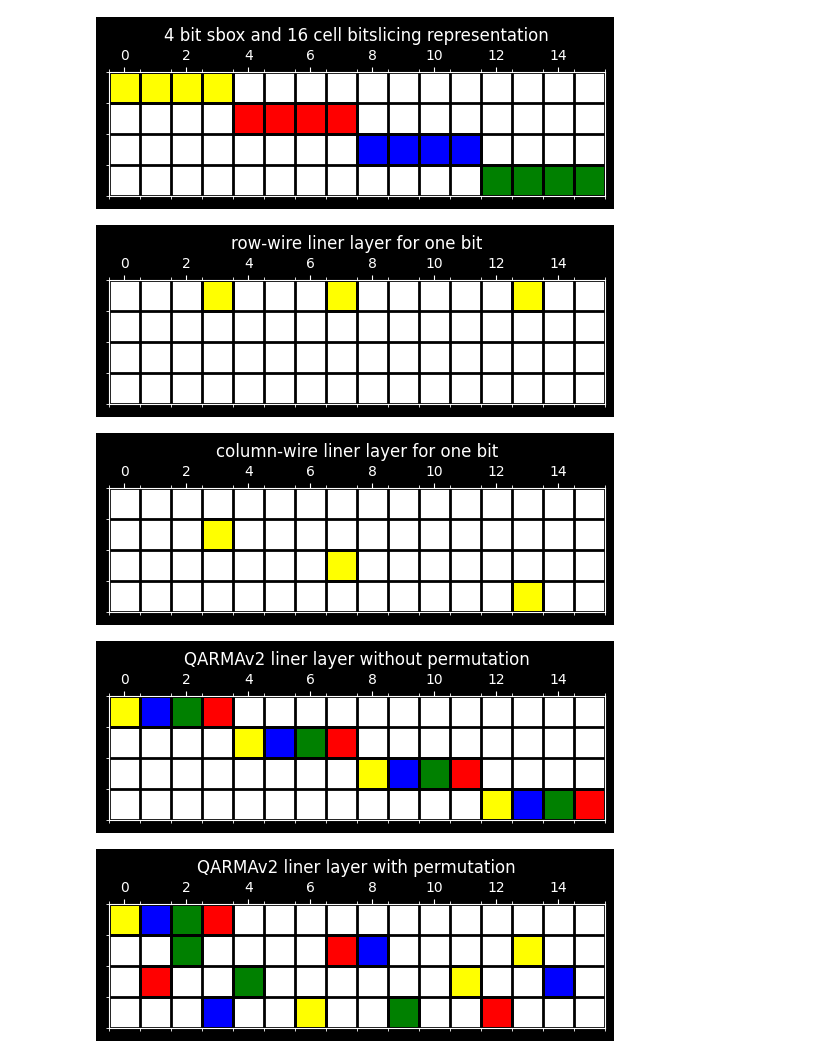
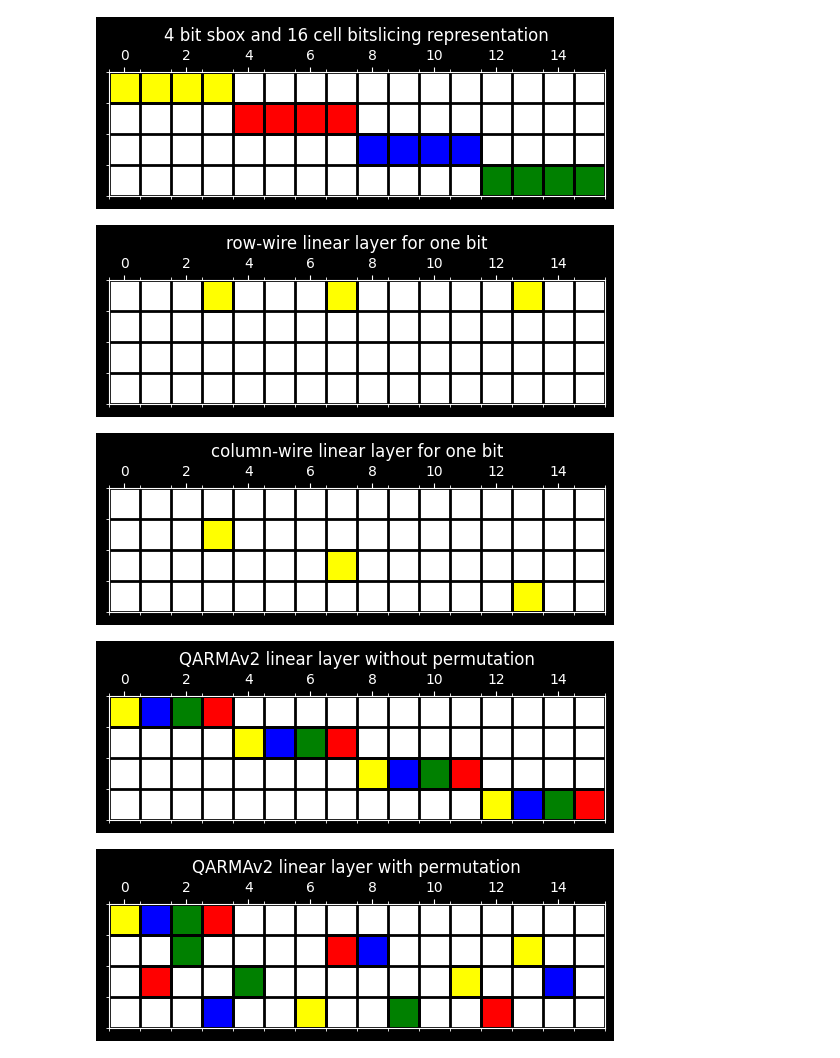
Before and after one commit to jiahaoxiang2000/misc, a Jupyter notebook: bitslicing.ipynb, the cells around one changed output. Drawn from its saved outputs; the diff is of its cells as text; code cells hidden in the pictures.

Commit message:
fix linear name

```diff
--- a/bitslicing.ipynb
+++ b/bitslicing.ipynb
@@ -83,17 +83,17 @@ plot_highlighted_grid(
 # %%
 highlighted_squares = [([(0, 3), (0, 7), (0, 13)], "yellow")]
 plot_highlighted_grid(
-    rows, cols, highlighted_squares, "row-wire liner layer for one bit"
+    rows, cols, highlighted_squares, "row-wire linear layer for one bit"
 )
 # %% [output]
-[figure, old version]
+[figure, new version]
 # %%
 highlighted_squares = [([(1, 3), (2, 7), (3, 13)], "yellow")]
 plot_highlighted_grid(
-    rows, cols, highlighted_squares, "column-wire liner layer for one bit"
+    rows, cols, highlighted_squares, "column-wire linear layer for one bit"
 )
 # %% [output]
-[figure, old version]
+[figure, new version]
 # %%
 highlighted_squares = [
     ([(0, 0), (1, 4), (2, 8), (3, 12)], "yellow"),
@@ -102,7 +102,7 @@ highlighted_squares = [
     ([(0, 3), (1, 7), (2, 11), (3, 15)], "red"),
 ]
 plot_highlighted_grid(
-    rows, cols, highlighted_squares, "QARMAv2 liner layer without permutation"
+    rows, cols, highlighted_squares, "QARMAv2 linear layer without permutation"
 )
 
 # Define the permutation
@@ -125,11 +125,11 @@ for squares, color in highlighted_squares:
     ]
     permuted_highlighted_squares.append((permuted_squares, color))
 plot_highlighted_grid(
-    rows, cols, permuted_highlighted_squares, "QARMAv2 liner layer with permutation"
+    rows, cols, permuted_highlighted_squares, "QARMAv2 linear layer with permutation"
 )
 # %% [output]
-[figure, old version]
+[figure, new version]
-[figure, old version]
+[figure, new version]
 # %%
 highlighted_squares = [
     ([(1, 0), (1, 4), (0, 4), (0, 8), (0, 12)], "yellow"),
```
Also changed, not shown: parts of 2 cells of this notebook.
